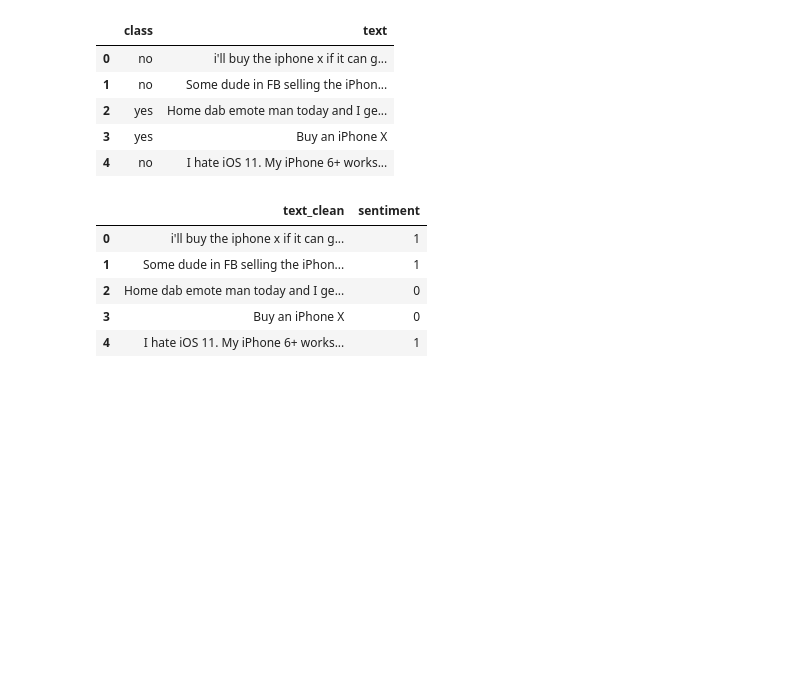
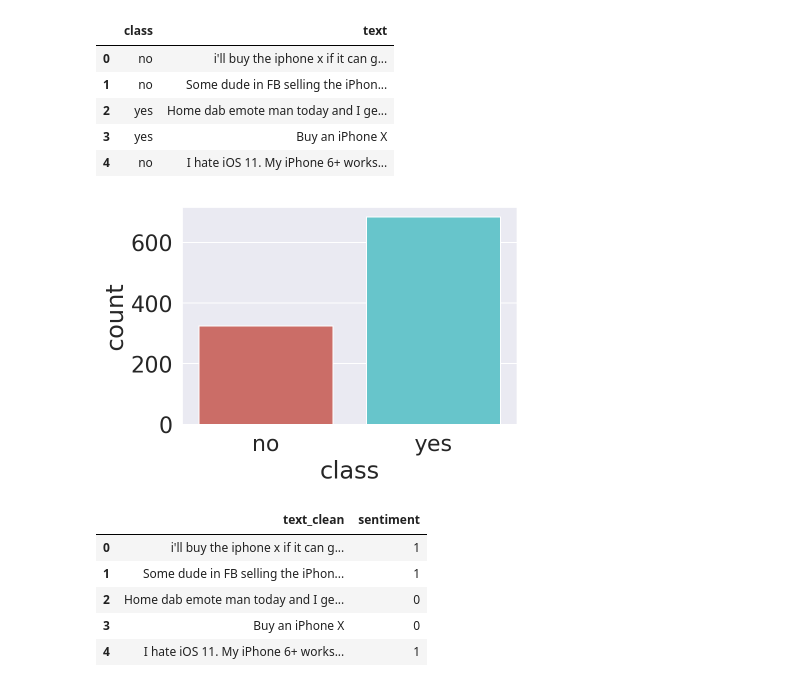
Before and after one commit to hasanimran96/Predicting-Consumer-Purchase-intention-using-Twitter-Data, a Jupyter notebook: models/SVM.ipynb, the cells around one changed output. Drawn from its saved outputs; the diff is of its cells as text; code cells hidden in the pictures; blank space fills up the shorter version.

```diff
--- a/models/SVM.ipynb
+++ b/models/SVM.ipynb
@@ -52,6 +52,12 @@ final_data_frame.head()
 | 2 | yes | Home dab emote man today and I ge... |
 | 3 | yes | Buy an iPhone X |
 | 4 | no | I hate iOS 11. My iPhone 6+ works... |
+# %%
+sns.set(font_scale=2)
+countplt=sns.countplot(x='class', data=final_data_frame, palette ='hls')
+plt.show()
+# %% [output]
+[figure, added]
 # %%
 data_clean = final_data_frame.copy()
 data_clean['sentiment'] = data_clean['class'].apply(lambda x: 1 if x=='no' else 0)
```
Also changed, not shown: parts of 4 cells of this notebook, 1 other file.
